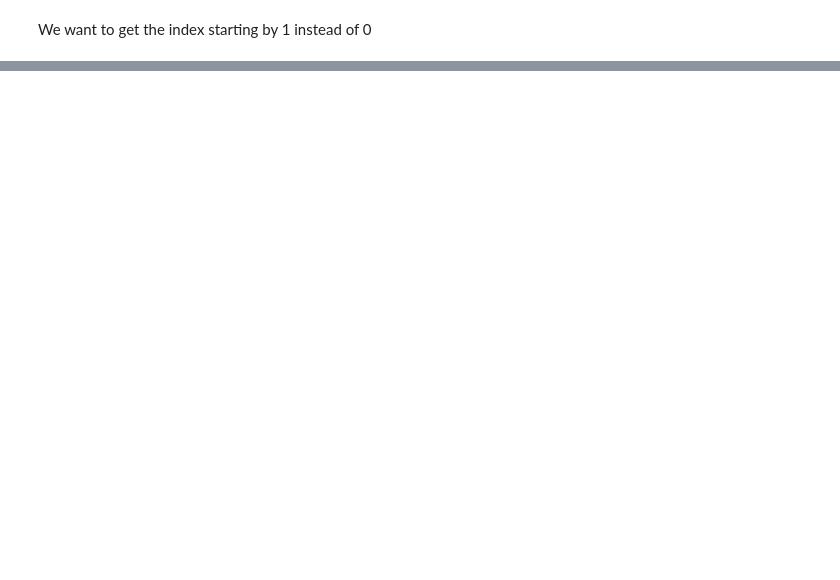
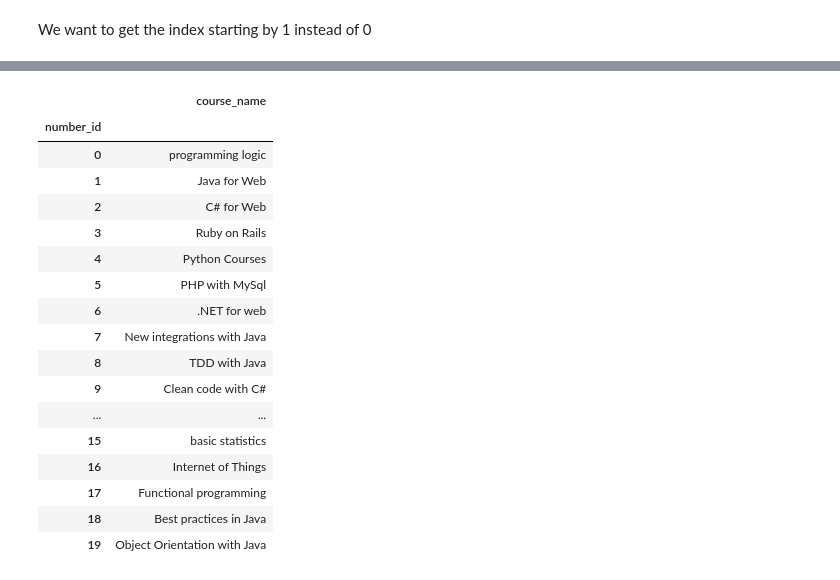
Before and after one commit to nmparfait/register_school_with_pandas, a Jupyter notebook: register_school.ipynb, the cells around one changed output, grey strips where cells are left out. Cells and saved outputs as stored; diff of their text form; code cells hidden in the pictures; blank space fills up the shorter version.

```diff
--- a/register_school.ipynb
+++ b/register_school.ipynb
@@ -214,0 +231,21 @@ courses.head()
+# %%
+courses.set_index('number_id')
+# %% [output]
+|  | course_name |
+| number_id |  |
+| 0 | programming logic |
+| 1 | Java for Web |
+| 2 | C# for Web |
+| 3 | Ruby on Rails |
+| 4 | Python Courses |
+| 5 | PHP with MySql |
+| 6 | .NET for web |
+| 7 | New integrations with Java |
+| 8 | TDD with Java |
+| 9 | Clean code with C# |
+| ... | ... |
+| 15 | basic statistics |
+| 16 | Internet of Things |
+| 17 | Functional programming |
+| 18 | Best practices in Java |
+| 19 | Object Orientation with Java |
```
Also changed, not shown: parts of 35 cells of this notebook, 1 other file.
